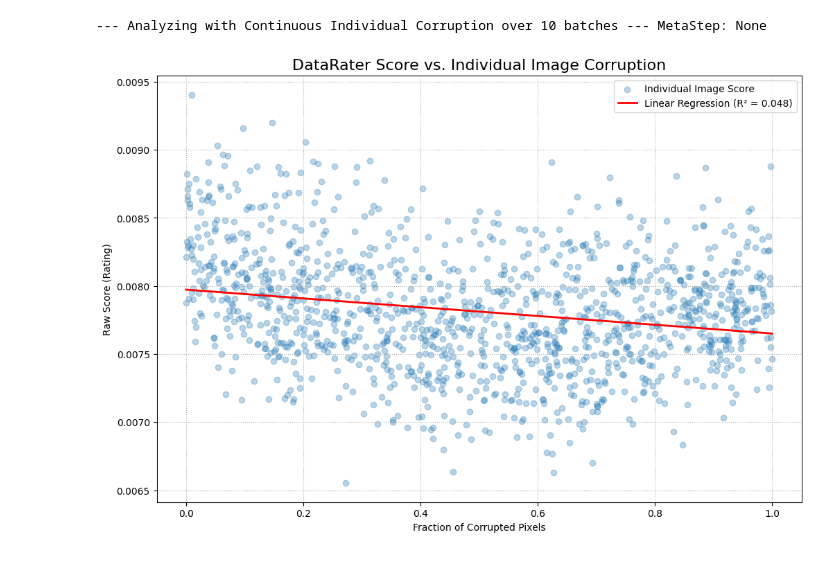
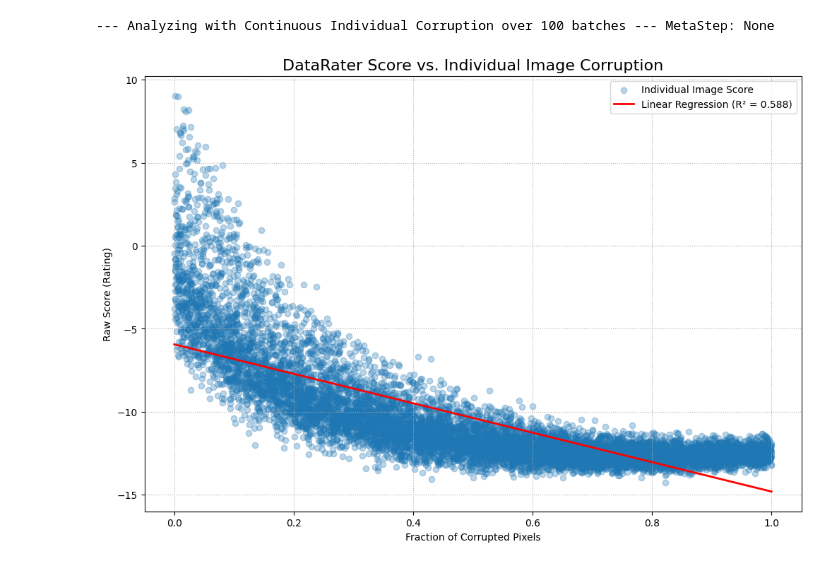
Before and after one commit to ParsaGhezelbash/DataRater, a Jupyter notebook: analysis.ipynb, the cells around one changed output. Cells and saved outputs as stored; diff of their text form; code cells hidden in the pictures.

Commit message:
[Data Rater] analysis changse

```diff
--- a/analysis.ipynb
+++ b/analysis.ipynb
@@ -97,7 +97,7 @@ def analyze_with_individual_corruption(data_rater, data_loader, num_batches=5, c
         # Get the model's scores for the entire batch of individually corrupted images
         with torch.no_grad():
             scores = data_rater(individually_corrupted_batch)
-            weights = torch.softmax(scores, dim=0)
+            weights = scores
 
         # Append the results to our master lists
         all_scores.extend(weights.cpu().numpy())
@@ -200,10 +200,10 @@ def load_data_rater_from_checkpoint(checkpoint_path, device='cpu'):
 
     return model
 # %%
-checkpoint_path = "experiments/47ce4f9b-b740-4da7-af3d-b4edfa4da815/data_rater.pt"  # Update this path
+checkpoint_path = "experiments/mnist_20250919_0815_53175f5e/data_rater.pt"  # Update this path
 
-trained_data_rater = load_data_rater_from_checkpoint(checkpoint_path, device)
-analyze_with_individual_corruption(trained_data_rater, test_loader, num_batches=10)
+trained_data_rater = load_data_rater_from_checkpoint(checkpoint_path, DEVICE)
+analyze_with_individual_corruption(trained_data_rater, test_loader, num_batches=100)
 # %% [output]
---- Analyzing with Continuous Individual Corruption over 10 batches --- MetaStep: None
+--- Analyzing with Continuous Individual Corruption over 100 batches --- MetaStep: None
-[figure, old version]
+[figure, new version]
```
Also changed, not shown: parts of 1 cell of this notebook.
